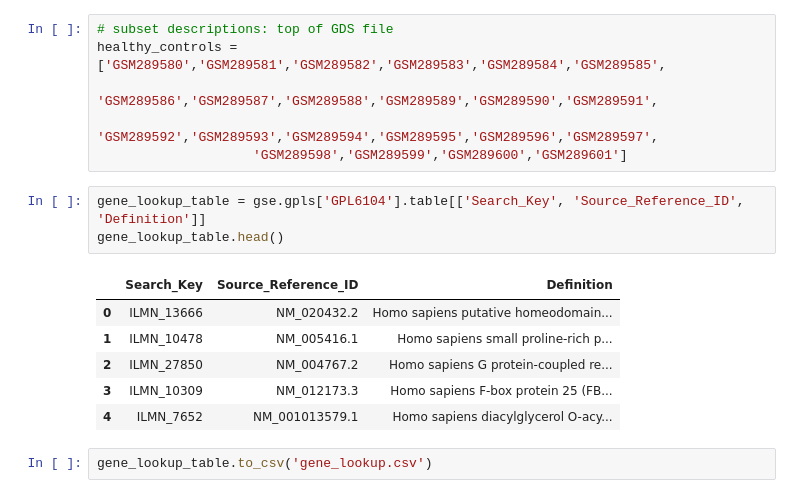
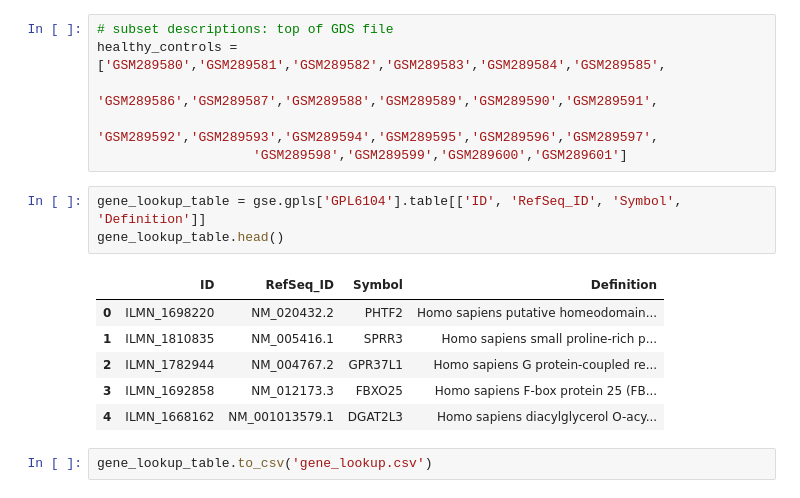
Before and after one commit to clearthecity/microarray, a Jupyter notebook: GSE_Parser.ipynb, the cells around one changed output. Cells and saved outputs as stored; diff of their text form.

```diff
--- a/GSE_Parser.ipynb
+++ b/GSE_Parser.ipynb
@@ -33,15 +32,15 @@ healthy_controls = ['GSM289580','GSM289581','GSM289582','GSM289583','GSM289584',
                     'GSM289592','GSM289593','GSM289594','GSM289595','GSM289596','GSM289597',
                     'GSM289598','GSM289599','GSM289600','GSM289601']
 # %%
-gene_lookup_table = gse.gpls['GPL6104'].table[['Search_Key', 'Source_Reference_ID', 'Definition']]
+gene_lookup_table = gse.gpls['GPL6104'].table[['ID', 'RefSeq_ID', 'Symbol', 'Definition']]
 gene_lookup_table.head()
 # %% [output]
-|  | Search_Key | Source_Reference_ID | Definition |
-| 0 | ILMN_13666 | NM_020432.2 | Homo sapiens putative homeodomain... |
-| 1 | ILMN_10478 | NM_005416.1 | Homo sapiens small proline-rich p... |
-| 2 | ILMN_27850 | NM_004767.2 | Homo sapiens G protein-coupled re... |
-| 3 | ILMN_10309 | NM_012173.3 | Homo sapiens F-box protein 25 (FB... |
-| 4 | ILMN_7652 | NM_001013579.1 | Homo sapiens diacylglycerol O-acy... |
+|  | ID | RefSeq_ID | Symbol | Definition |
+| 0 | ILMN_1698220 | NM_020432.2 | PHTF2 | Homo sapiens putative homeodomain... |
+| 1 | ILMN_1810835 | NM_005416.1 | SPRR3 | Homo sapiens small proline-rich p... |
+| 2 | ILMN_1782944 | NM_004767.2 | GPR37L1 | Homo sapiens G protein-coupled re... |
+| 3 | ILMN_1692858 | NM_012173.3 | FBXO25 | Homo sapiens F-box protein 25 (FB... |
+| 4 | ILMN_1668162 | NM_001013579.1 | DGAT2L3 | Homo sapiens diacylglycerol O-acy... |
 # %%
 gene_lookup_table.to_csv('gene_lookup.csv')
 # %%
```
Also changed, not shown: parts of 3 cells of this notebook, 8 other files.
